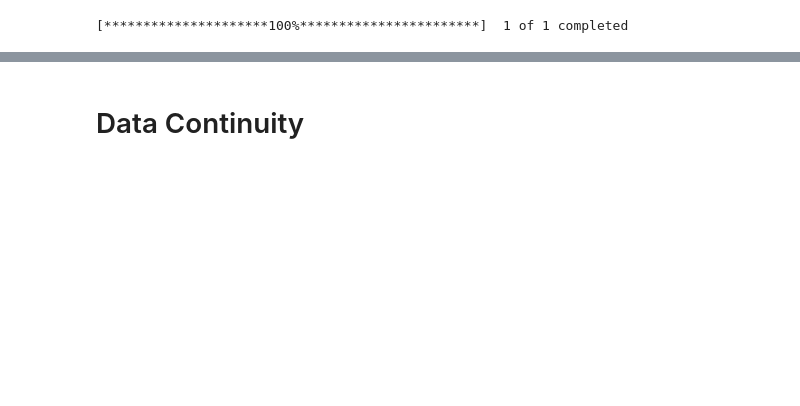
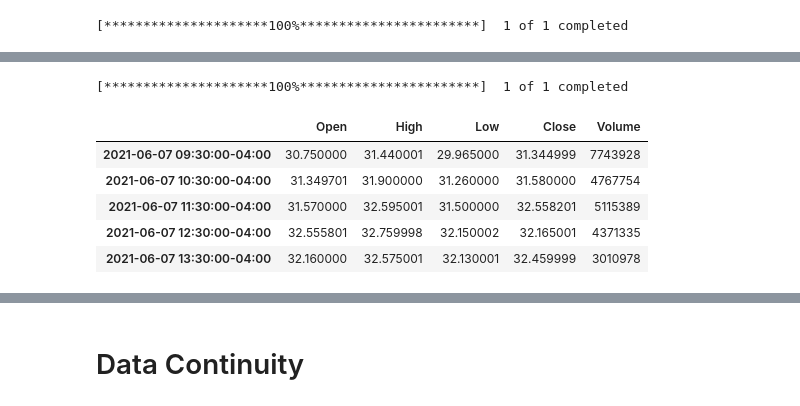
Before and after one commit to iusztinpaul/yacht, a Jupyter notebook: notebooks/yfinance_data.ipynb, the cells around one changed output, grey strips where cells are left out. Saved outputs shown, nothing was run; the diff lists cells and outputs as text; code cells hidden in the pictures; blank space fills up the shorter version.

```diff
--- a/notebooks/yfinance_data.ipynb
+++ b/notebooks/yfinance_data.ipynb
@@ -118,0 +153,20 @@ tickers_data.head(n=40)
+# %%
+one_hour_data = yfinance.download(
+            tickers=TICKERS,
+            start='2021-6-07',
+            end='2021-12-08',
+            interval='1h',
+            auto_adjust=True,
+            prepost=False,
+        )
+# %% [output]
+[*********************100%***********************]  1 of 1 completed
+# %%
+one_hour_data.head()
+# %% [output]
+|  | Open | High | Low | Close | Volume |
+| 2021-06-07 09:30:00-04:00 | 30.750000 | 31.440001 | 29.965000 | 31.344999 | 7743928 |
+| 2021-06-07 10:30:00-04:00 | 31.349701 | 31.900000 | 31.260000 | 31.580000 | 4767754 |
+| 2021-06-07 11:30:00-04:00 | 31.570000 | 32.595001 | 31.500000 | 32.558201 | 5115389 |
+| 2021-06-07 12:30:00-04:00 | 32.555801 | 32.759998 | 32.150002 | 32.165001 | 4371335 |
+| 2021-06-07 13:30:00-04:00 | 32.160000 | 32.575001 | 32.130001 | 32.459999 | 3010978 |
```
Also changed, not shown: parts of 23 cells of this notebook, 4 other files.
